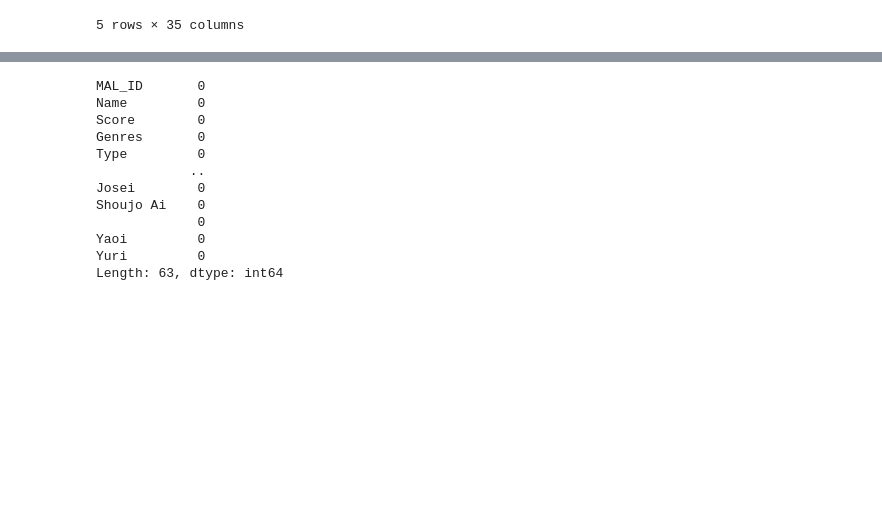
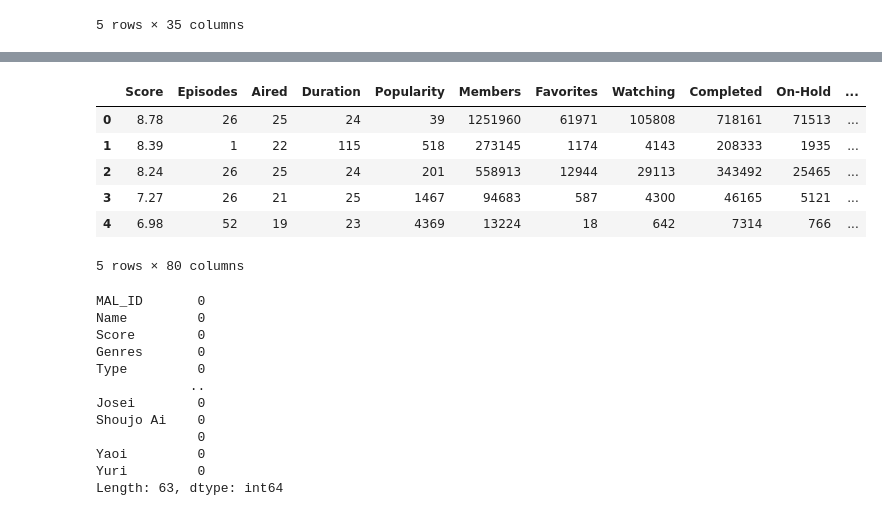
Before and after one commit to Kalamojo/Anime-Recommendation, a Jupyter notebook: anime_pre.ipynb, the cells around one changed output, grey strips where cells are left out. Saved outputs shown, nothing was run; the diff lists cells and outputs as text; code cells hidden in the pictures; blank space fills up the shorter version.

```diff
--- a/anime_pre.ipynb
+++ b/anime_pre.ipynb
@@ -146,3 +156,14 @@ anime_old.head()
+# %%
+anime = anime.drop(["MAL_ID"], axis=1)
+anime.head()
+# %% [output]
+|  | Score | Episodes | Aired | Duration | Popularity | Members | Favorites | Watching | Completed | On-Hold | ... |
+| 0 | 8.78 | 26 | 25 | 24 | 39 | 1251960 | 61971 | 105808 | 718161 | 71513 | ... |
+| 1 | 8.39 | 1 | 22 | 115 | 518 | 273145 | 1174 | 4143 | 208333 | 1935 | ... |
+| 2 | 8.24 | 26 | 25 | 24 | 201 | 558913 | 12944 | 29113 | 343492 | 25465 | ... |
+| 3 | 7.27 | 26 | 21 | 25 | 1467 | 94683 | 587 | 4300 | 46165 | 5121 | ... |
+| 4 | 6.98 | 52 | 19 | 23 | 4369 | 13224 | 18 | 642 | 7314 | 766 | ... |
+5 rows × 80 columns
 # %%
 anime = anime.drop(["Studios"], axis=1)
 # %%
```
Also changed, not shown: parts of 3 cells of this notebook, 2 other files.
